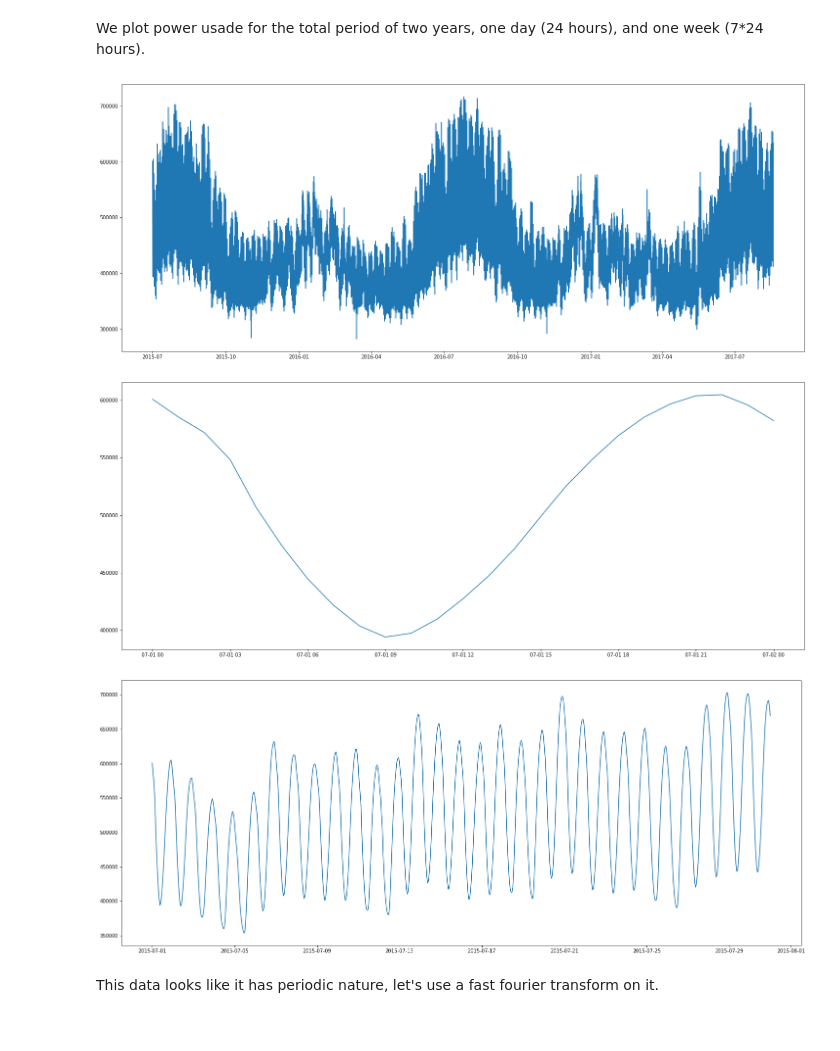
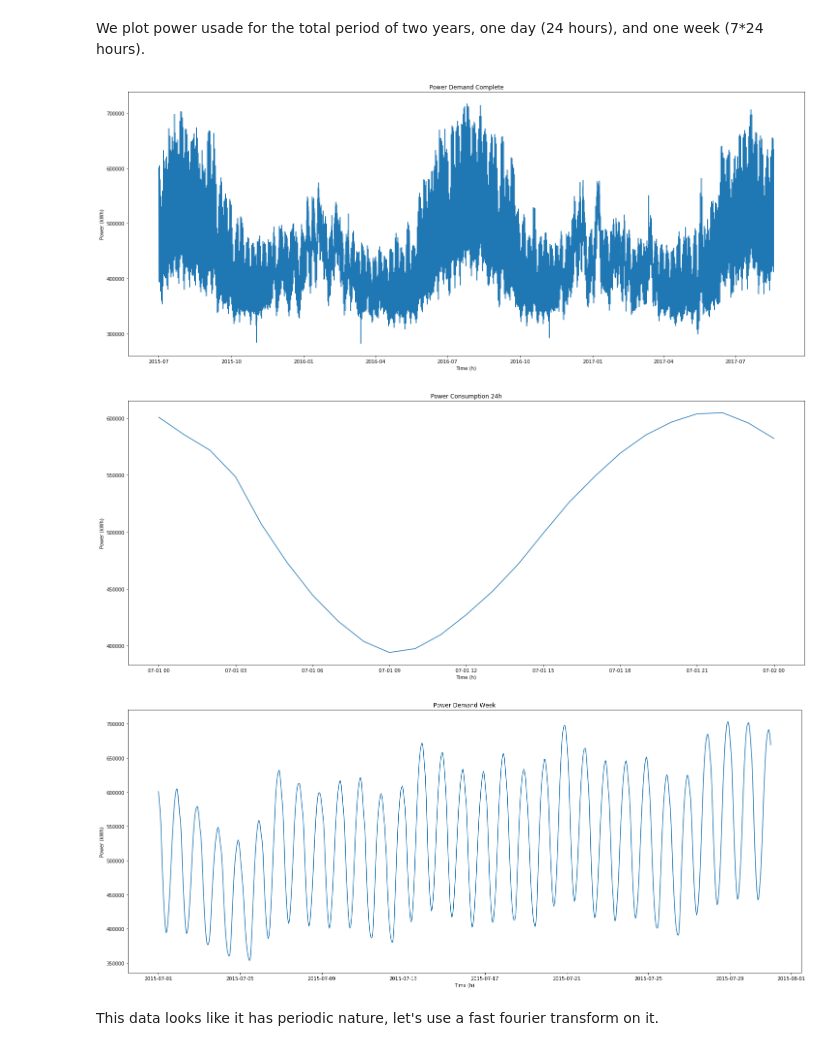
Before and after one commit to Thabetten/Advanced-Data-Science-Capstone-IBM, a Jupyter notebook: IBM_Advanced_DS_capstone.ipynb, the cells around one changed output. Drawn from its saved outputs; the diff is of its cells as text; code cells hidden in the pictures.

```diff
--- a/IBM_Advanced_DS_capstone.ipynb
+++ b/IBM_Advanced_DS_capstone.ipynb
@@ -69,35 +79,35 @@ We plot power usade for the total period of two years, one day (24 hours), and o
 # %%
 fig = plt.figure()
 ax = plt.axes()
 
 ax.set_xlabel('Time (h)')
-ax.set_xlabyl('Power (kWh)')
+ax.set_ylabel('Power (kWh)')
 ax.set_title('Power Demand Complete')
 
 ax.plot(time, power);
 # %% [output]
-[figure, old version]
+[figure, new version]
 # %%
 fig = plt.figure()
 ax = plt.axes()
 
 
 ax.set_xlabel('Time (h)')
-ax.set_xlabyl('Power (kWh)')
+ax.set_ylabel('Power (kWh)')
 ax.set_title('Power Consumption 24h')
 ax.plot(time[:25], power[:25]);
 # %% [output]
-[figure, old version]
+[figure, new version]
 # %%
 fig = plt.figure()
 ax = plt.axes()
 
 ax.set_xlabel('Time (h)')
-ax.set_xlabyl('Power (kWh)')
+ax.set_ylabel('Power (kWh)')
 ax.set_title('Power Demand Week')
 ax.plot(time[:721], power[:721]);
 # %% [output]
-[figure, old version]
+[figure, new version]
 # %% [markdown]
 This data looks like it has periodic nature, let's use a fast fourier transform on it.
 # %%
```
Also changed, not shown: parts of 18 cells of this notebook.
